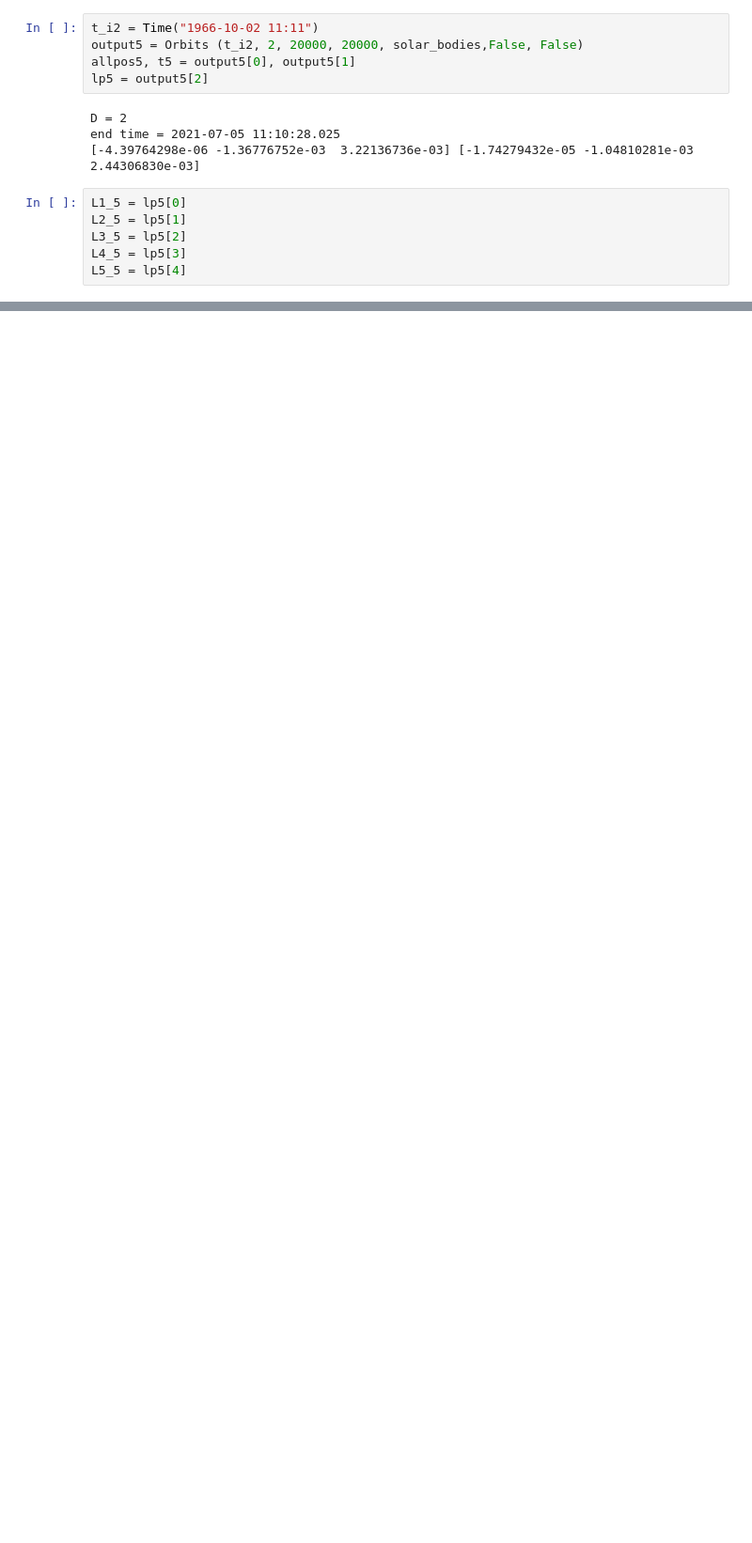
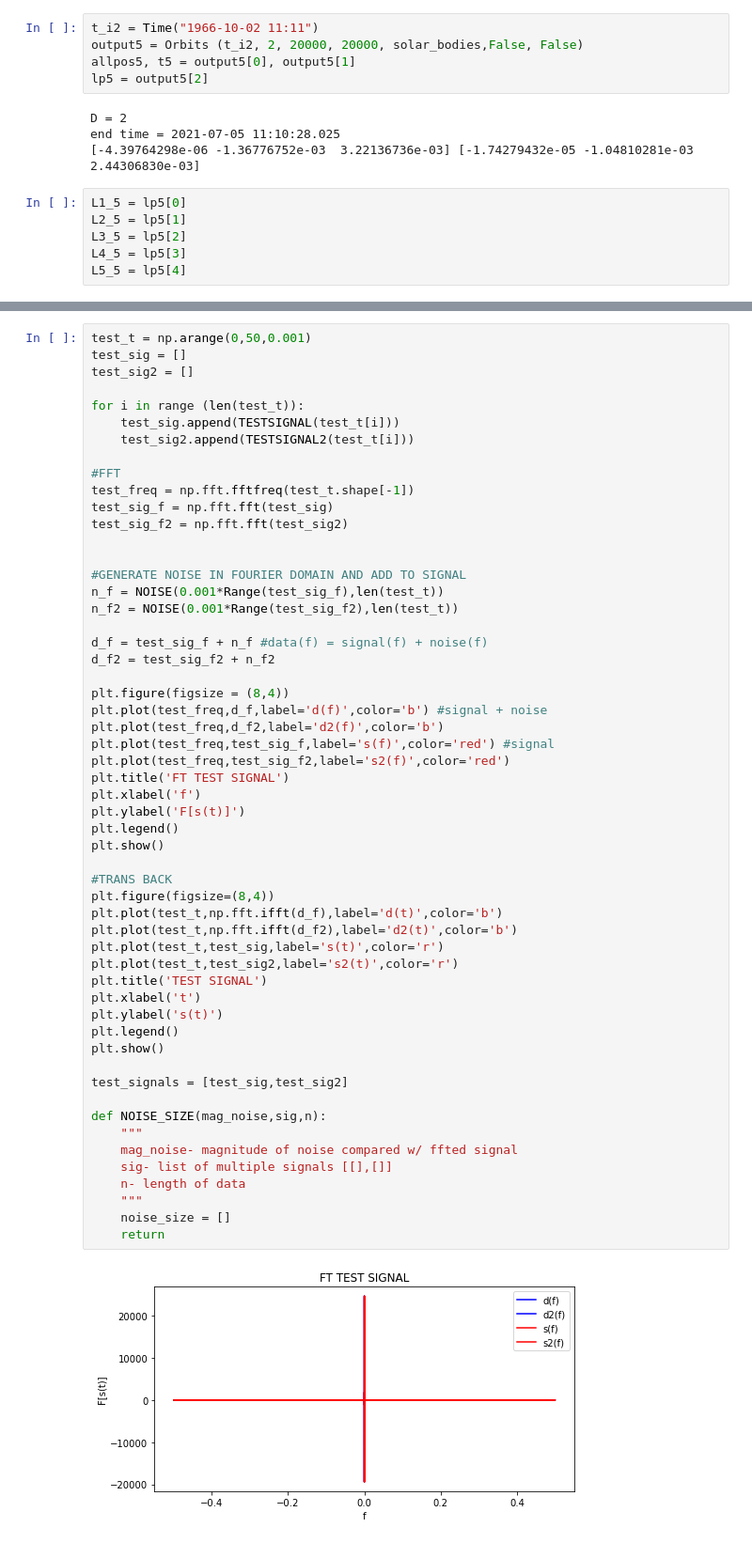
Before and after one commit to suannlim/msci_spaceclocks, a Jupyter notebook: Clocks.ipynb, the cells around one changed output, grey strips where cells are left out. Shown at 94% size. Drawn from its saved outputs; the diff is of its cells as text; blank space fills up the shorter version.

```diff
--- a/Clocks.ipynb
+++ b/Clocks.ipynb
@@ -438,0 +601,57 @@ def SpaceClock(R1,R2):
+# %%
+test_t = np.arange(0,50,0.001)
+test_sig = []
+test_sig2 = []
+
+for i in range (len(test_t)):
+    test_sig.append(TESTSIGNAL(test_t[i]))
+    test_sig2.append(TESTSIGNAL2(test_t[i]))
+
+#FFT
+test_freq = np.fft.fftfreq(test_t.shape[-1])
+test_sig_f = np.fft.fft(test_sig)
+test_sig_f2 = np.fft.fft(test_sig2)
+
+
+#GENERATE NOISE IN FOURIER DOMAIN AND ADD TO SIGNAL
+n_f = NOISE(0.001*Range(test_sig_f),len(test_t))
+n_f2 = NOISE(0.001*Range(test_sig_f2),len(test_t))
+
+d_f = test_sig_f + n_f #data(f) = signal(f) + noise(f)
+d_f2 = test_sig_f2 + n_f2
+
+plt.figure(figsize = (8,4))
+plt.plot(test_freq,d_f,label='d(f)',color='b') #signal + noise
+plt.plot(test_freq,d_f2,label='d2(f)',color='b')
+plt.plot(test_freq,test_sig_f,label='s(f)',color='red') #signal
+plt.plot(test_freq,test_sig_f2,label='s2(f)',color='red')
+plt.title('FT TEST SIGNAL')
+plt.xlabel('f')
+plt.ylabel('F[s(t)]')
+plt.legend()
+plt.show()
+
+#TRANS BACK
+plt.figure(figsize=(8,4))
+plt.plot(test_t,np.fft.ifft(d_f),label='d(t)',color='b')
+plt.plot(test_t,np.fft.ifft(d_f2),label='d2(t)',color='b')
+plt.plot(test_t,test_sig,label='s(t)',color='r')
+plt.plot(test_t,test_sig2,label='s2(t)',color='r')
+plt.title('TEST SIGNAL')
+plt.xlabel('t')
+plt.ylabel('s(t)')
+plt.legend()
+plt.show()
+
+test_signals = [test_sig,test_sig2]
+
+def NOISE_SIZE(mag_noise,sig,n):
+    """
+    mag_noise- magnitude of noise compared w/ ffted signal
+    sig- list of multiple signals [[],[]]
+    n- length of data
+    """
+    noise_size = []
+    return
+# %% [output]
+[figure, added]
```
Also changed, not shown: parts of 16 cells of this notebook.
